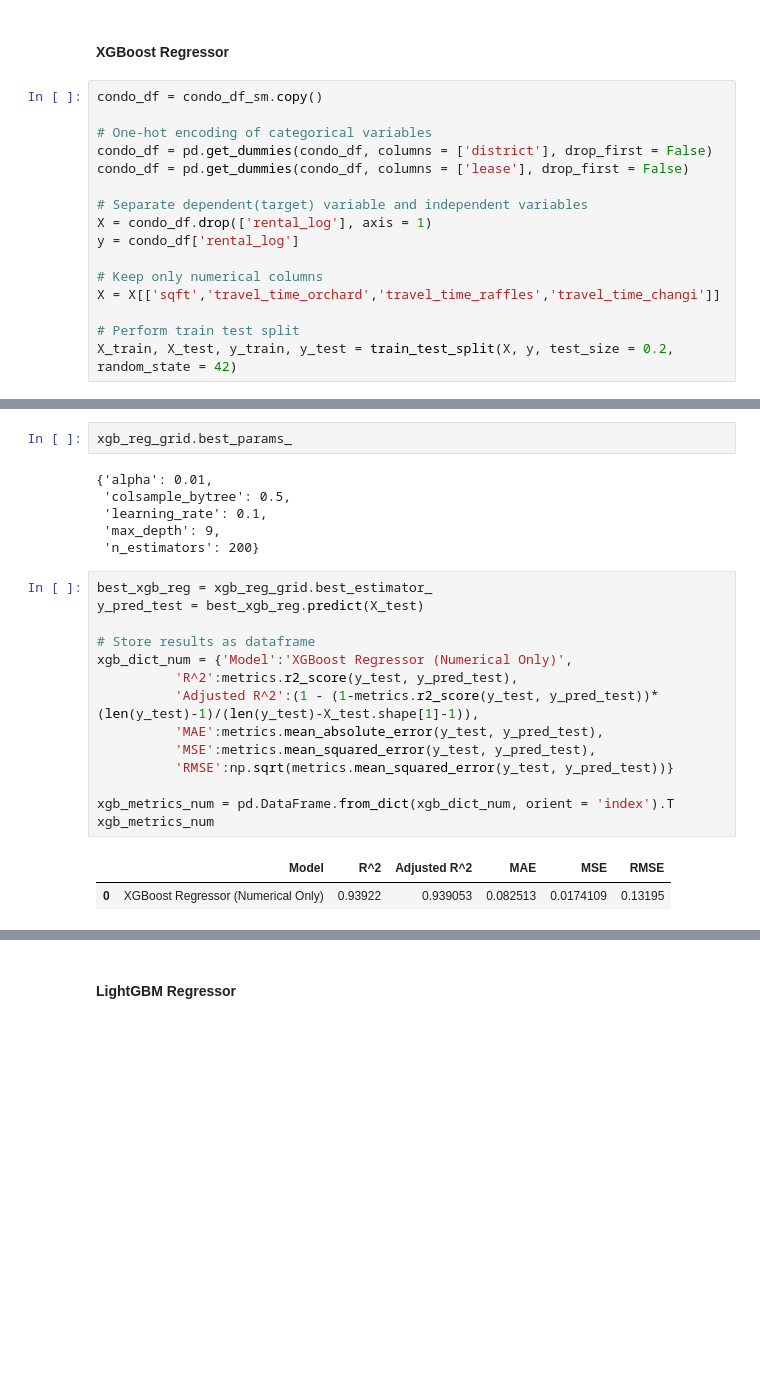
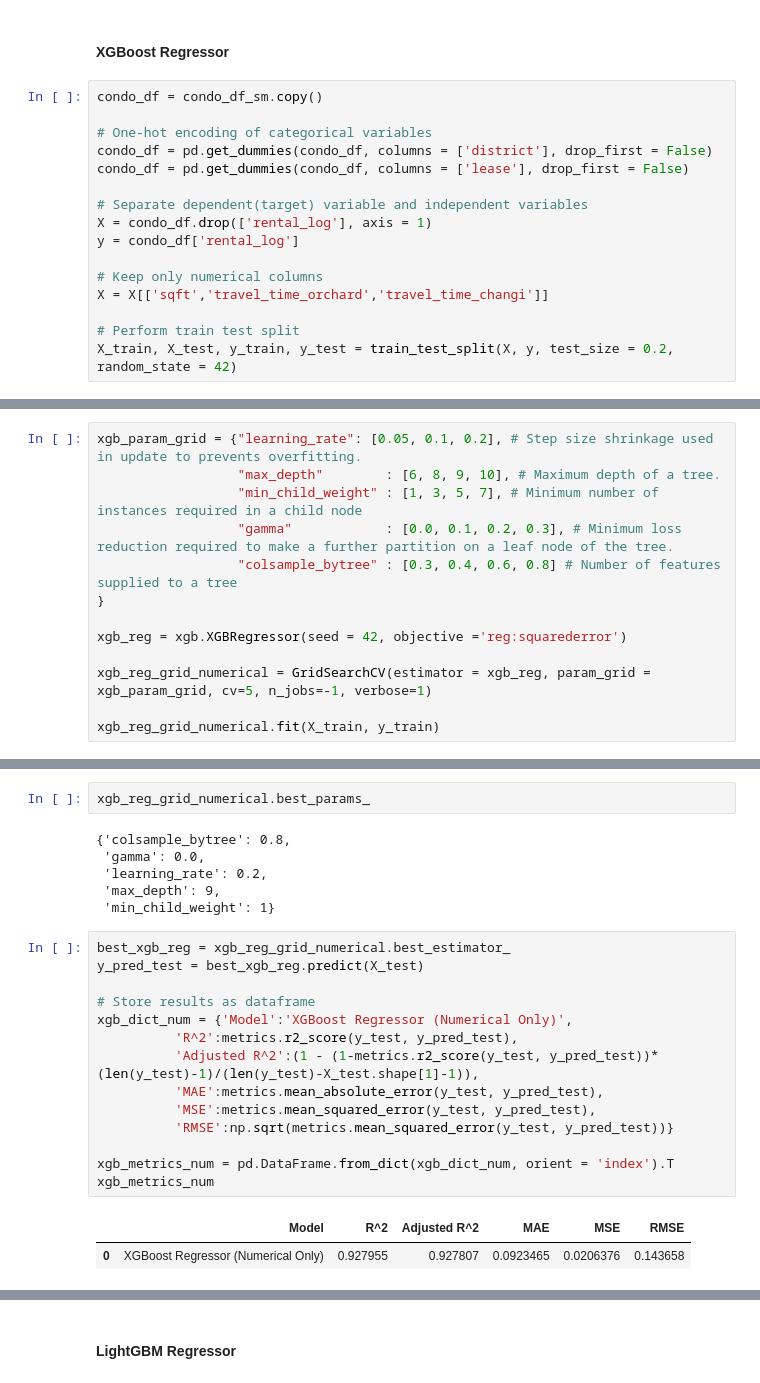
Before and after one commit to kennethleungty/Singapore-Condo-Rental-Market-Analysis, a Jupyter notebook: Part 3 - Rental Price Prediction.ipynb, the cells around one changed output, grey strips where cells are left out. Cells and saved outputs as stored; diff of their text form; blank space fills up the shorter version.

```diff
--- a/Part 3 - Rental Price Prediction.ipynb
+++ b/Part 3 - Rental Price Prediction.ipynb
@@ -901,7 +899,7 @@ X = condo_df.drop(['rental_log'], axis = 1)
 y = condo_df['rental_log']
 
 # Keep only numerical columns
-X = X[['sqft','travel_time_orchard','travel_time_raffles','travel_time_changi']]
+X = X[['sqft','travel_time_orchard','travel_time_changi']]
 
 # Perform train test split
 X_train, X_test, y_train, y_test = train_test_split(X, y, test_size = 0.2, random_state = 42)
@@ -953,0 +910,13 @@ GridSearchCV(cv=5,
+# %%
+xgb_param_grid = {"learning_rate": [0.05, 0.1, 0.2], # Step size shrinkage used in update to prevents overfitting.
+                  "max_depth"        : [6, 8, 9, 10], # Maximum depth of a tree.
+                  "min_child_weight" : [1, 3, 5, 7], # Minimum number of instances required in a child node
+                  "gamma"            : [0.0, 0.1, 0.2, 0.3], # Minimum loss reduction required to make a further partition on a leaf node of the tree.
+                  "colsample_bytree" : [0.3, 0.4, 0.6, 0.8] # Number of features supplied to a tree
+}
+
+xgb_reg = xgb.XGBRegressor(seed = 42, objective ='reg:squarederror')
+
+xgb_reg_grid_numerical = GridSearchCV(estimator = xgb_reg, param_grid = xgb_param_grid, cv=5, n_jobs=-1, verbose=1)
+
+xgb_reg_grid_numerical.fit(X_train, y_train)
@@ -954,28 +952,28 @@ GridSearchCV(cv=5,
 # %%
-xgb_reg_grid.best_params_
+xgb_reg_grid_numerical.best_params_
 # %% [output]
-{'alpha': 0.01,
- 'colsample_bytree': 0.5,
- 'learning_rate': 0.1,
+{'colsample_bytree': 0.8,
+ 'gamma': 0.0,
+ 'learning_rate': 0.2,
  'max_depth': 9,
- 'n_estimators': 200}
+ 'min_child_weight': 1}
 # %%
-best_xgb_reg = xgb_reg_grid.best_estimator_
+best_xgb_reg = xgb_reg_grid_numerical.best_estimator_
 y_pred_test = best_xgb_reg.predict(X_test)
 
 # Store results as dataframe
 xgb_dict_num = {'Model':'XGBoost Regressor (Numerical Only)',
           'R^2':metrics.r2_score(y_test, y_pred_test),
           'Adjusted R^2':(1 - (1-metrics.r2_score(y_test, y_pred_test))*(len(y_test)-1)/(len(y_test)-X_test.shape[1]-1)),
           'MAE':metrics.mean_absolute_error(y_test, y_pred_test),
           'MSE':metrics.mean_squared_error(y_test, y_pred_test),
           'RMSE':np.sqrt(metrics.mean_squared_error(y_test, y_pred_test))}
 
 xgb_metrics_num = pd.DataFrame.from_dict(xgb_dict_num, orient = 'index').T
 xgb_metrics_num
 # %% [output]
 |  | Model | R^2 | Adjusted R^2 | MAE | MSE | RMSE |
-| 0 | XGBoost Regressor (Numerical Only) | 0.93922 | 0.939053 | 0.082513 | 0.0174109 | 0.13195 |
+| 0 | XGBoost Regressor (Numerical Only) | 0.927955 | 0.927807 | 0.0923465 | 0.0206376 | 0.143658 |
 # %%
 xgb_features = pd.DataFrame([X_train.columns, best_xgb_reg.feature_importances_]).T
 xgb_features = xgb_features.rename(columns={0: 'Feature', 1: 'Importance Score'})
```
Also changed, not shown: parts of 48 cells of this notebook, 3 other files.
